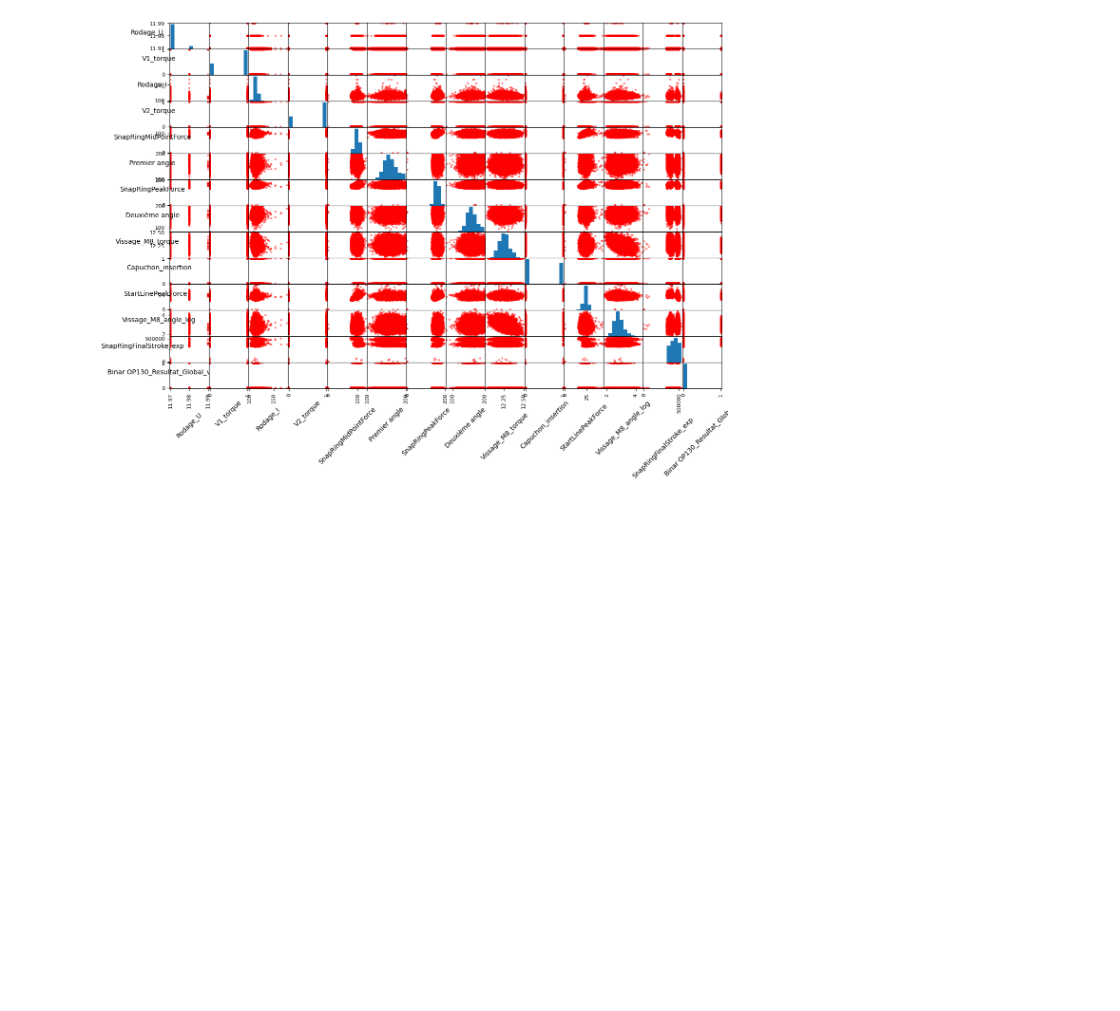
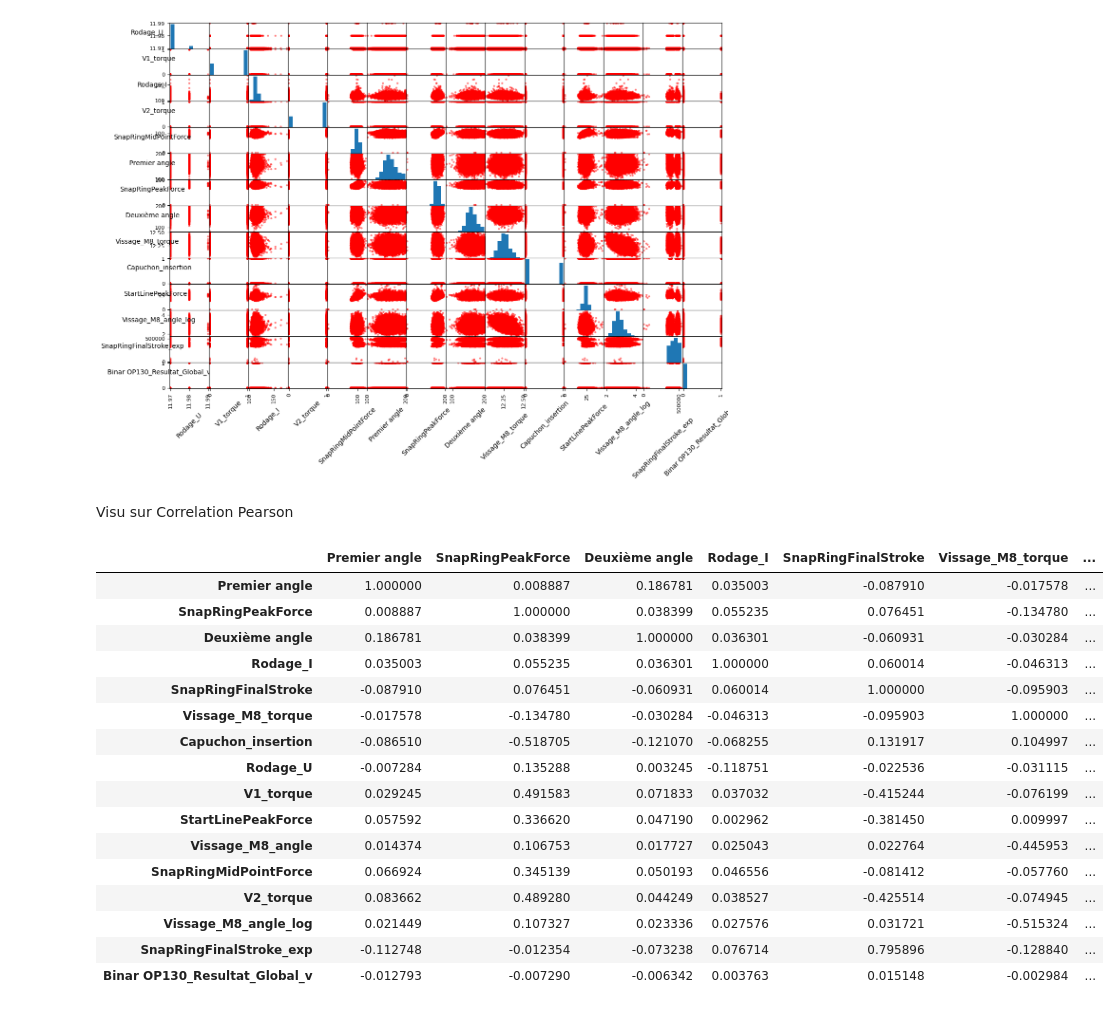
Before and after one commit to TonioHathos/AI_Valeo, a Jupyter notebook: Pre_processing_dataset_yudi.ipynb, the cells around one changed output. Drawn from its saved outputs; the diff is of its cells as text; code cells hidden in the pictures; blank space fills up the shorter version.

```diff
--- a/Pre_processing_dataset_yudi.ipynb
+++ b/Pre_processing_dataset_yudi.ipynb
@@ -492,3 +521,26 @@ visualization.rotate_labels(sm)
 plt.show()
 # %% [output]
 [figure]
+# %% [markdown]
+Visu sur Correlation Pearson
+# %%
+corrmatrix = df_training_inputs.corr()
+corrmatrix
+# %% [output]
+|  | Premier angle | SnapRingPeakForce | Deuxième angle | Rodage_I | SnapRingFinalStroke | Vissage_M8_torque | ... |
+| Premier angle | 1.000000 | 0.008887 | 0.186781 | 0.035003 | -0.087910 | -0.017578 | ... |
+| SnapRingPeakForce | 0.008887 | 1.000000 | 0.038399 | 0.055235 | 0.076451 | -0.134780 | ... |
+| Deuxième angle | 0.186781 | 0.038399 | 1.000000 | 0.036301 | -0.060931 | -0.030284 | ... |
+| Rodage_I | 0.035003 | 0.055235 | 0.036301 | 1.000000 | 0.060014 | -0.046313 | ... |
+| SnapRingFinalStroke | -0.087910 | 0.076451 | -0.060931 | 0.060014 | 1.000000 | -0.095903 | ... |
+| Vissage_M8_torque | -0.017578 | -0.134780 | -0.030284 | -0.046313 | -0.095903 | 1.000000 | ... |
+| Capuchon_insertion | -0.086510 | -0.518705 | -0.121070 | -0.068255 | 0.131917 | 0.104997 | ... |
+| Rodage_U | -0.007284 | 0.135288 | 0.003245 | -0.118751 | -0.022536 | -0.031115 | ... |
+| V1_torque | 0.029245 | 0.491583 | 0.071833 | 0.037032 | -0.415244 | -0.076199 | ... |
+| StartLinePeakForce | 0.057592 | 0.336620 | 0.047190 | 0.002962 | -0.381450 | 0.009997 | ... |
+| Vissage_M8_angle | 0.014374 | 0.106753 | 0.017727 | 0.025043 | 0.022764 | -0.445953 | ... |
+| SnapRingMidPointForce | 0.066924 | 0.345139 | 0.050193 | 0.046556 | -0.081412 | -0.057760 | ... |
+| V2_torque | 0.083662 | 0.489280 | 0.044249 | 0.038527 | -0.425514 | -0.074945 | ... |
+| Vissage_M8_angle_log | 0.021449 | 0.107327 | 0.023336 | 0.027576 | 0.031721 | -0.515324 | ... |
+| SnapRingFinalStroke_exp | -0.112748 | -0.012354 | -0.073238 | 0.076714 | 0.795896 | -0.128840 | ... |
+| Binar OP130_Resultat_Global_v | -0.012793 | -0.007290 | -0.006342 | 0.003763 | 0.015148 | -0.002984 | ... |
```
Also changed, not shown: parts of 20 cells of this notebook.
